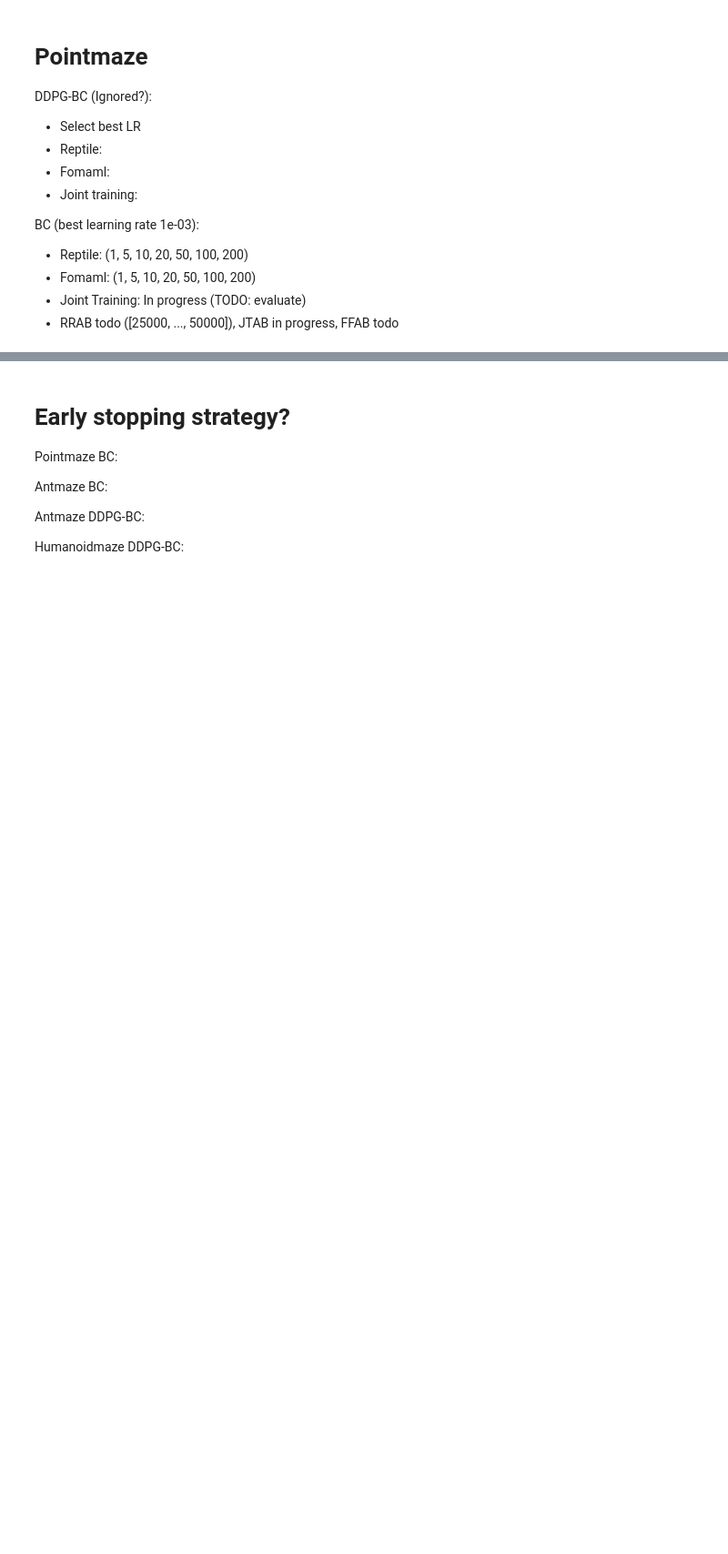
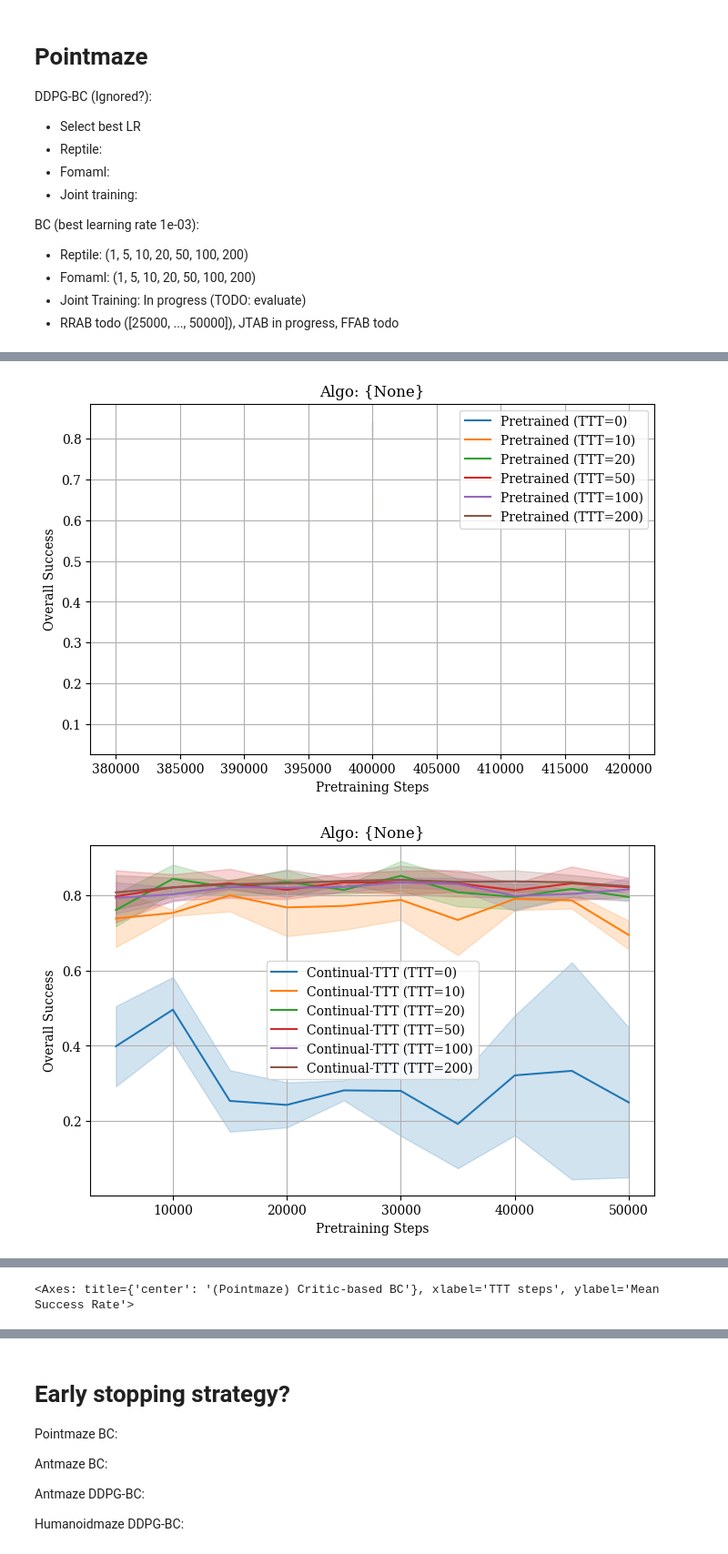
Before and after one commit to antoniomari/meta-gc-rl, a Jupyter notebook: notebooks/eval_plots.ipynb, the cells around one changed output, grey strips where cells are left out. Shown at 91% size. Cells and saved outputs as stored; diff of their text form; code cells hidden in the pictures; blank space fills up the shorter version.

```diff
--- a/notebooks/eval_plots.ipynb
+++ b/notebooks/eval_plots.ipynb
@@ -1478,0 +1528,61 @@ FileNotFoundError: Results directory not found: results_eval/pointmaze_iql_bc/FT
+# %%
+POINTMAZE_BC_BASELINE = {
+    "Pretrained": {
+        "groups": [
+            "pointmaze_expert_bc/RANDOM-point_exp-bc-JT-1-1-lr0.0003-ilr0.0003_finetune_lr3e-04_actor_lossbc"
+        ],
+        "color": "black",
+        "linestyle": "-",
+        "dot_type": "o",
+    },
+
+    #"ContinualTTT ":
+    #{
+    #    "groups": [
+    #        "pointmaze_expert_bc/FT-ALL-point_exp-bc-JTAB-100-1-lr0.0003-ilr0.0003_finetune_lr3e-04_actor_lossbc"
+    #    ],
+    #    "color": "red",
+    #    "linestyle": "-",
+    #    "dot_type": "o",
+    #},
+
+    "Continual-TTT": {
+        "groups": [
+            "pointmaze_expert_bc/FT-ALL-point_exp-bc-JTAB-100-1-lr0.0003-ilr3e-05_finetune_lr3e-04_actor_lossbc"
+        ],
+        "color": "red",
+        "linestyle": "-",
+    },
+
+    "TT-FOMAML": {
+        "groups": [
+            "pointmaze_expert_bc/FT-ALL-point_exp-bc-FFAB-100-1-lr0.0003-ilr3e-05_finetune_lr3e-04_actor_lossbc"
+        ],
+        "color": "blue",
+        "linestyle": "--",
+        "dot_type": "x",
+    },
+
+    "TT-Reptile": {
+        "groups": [
+            "pointmaze_expert_bc/FT-ALL-point_exp-bc-RRAB-100-1-m_0.01-lr0.01-ilr3e-05_finetune_lr3e-04_actor_lossbc"
+        ],
+        "color": "green",
+        "linestyle": "--",
+        "dot_type": "d",
+    },
+}
+
+for run_name, run_info in POINTMAZE_BC_BASELINE.items():
+    plot_overall_success_for_groups({run_name: run_info})
+
+plot_max_overall_success_vs_ttt_steps(
+    POINTMAZE_BC_BASELINE,
+    title="(Pointmaze) Critic-based BC",
+    print_table=True,
+    xlim=(-2, 61),
+    figure_path="figures/pointmaze_bc_critic_based.pdf"
+    )
+# %% [output]
+[figure, added]
+[figure, added]
@@ -1478,0 +1604 @@ FileNotFoundError: Results directory not found: results_eval/pointmaze_iql_bc/FT
+<Axes: title={'center': '(Pointmaze) Critic-based BC'}, xlabel='TTT steps', ylabel='Mean Success Rate'>
```
Also changed, not shown: parts of 9 cells of this notebook, 9 other files.
